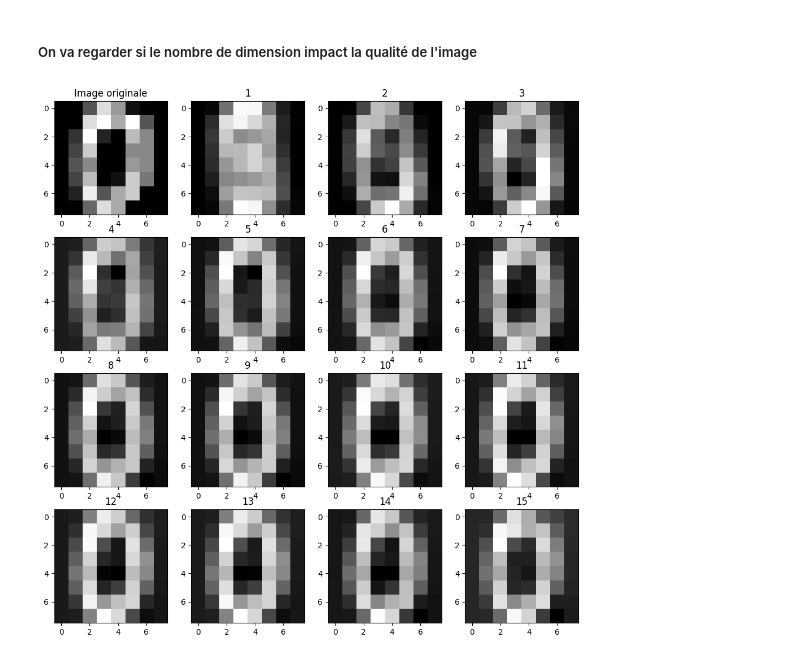
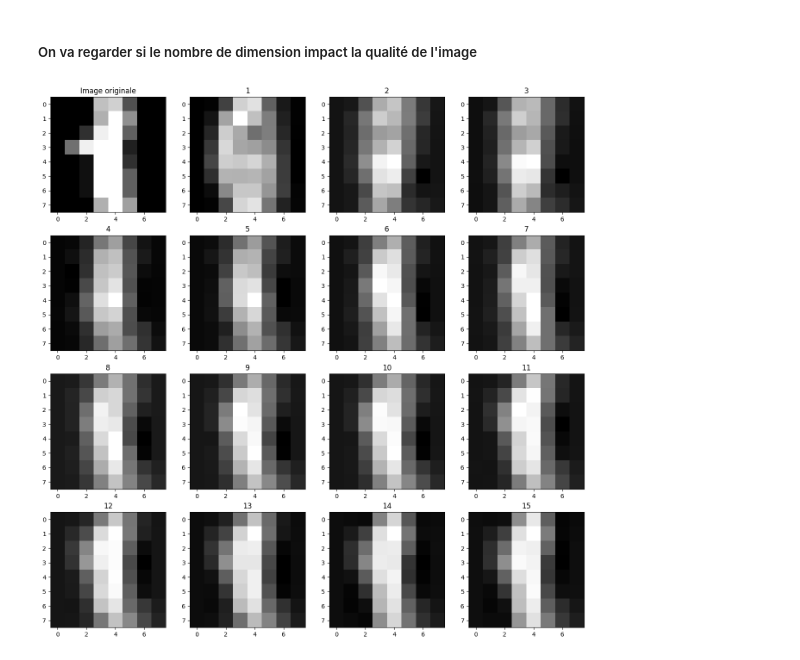
Before and after one commit to bogwee/intro_ml_2025, a Jupyter notebook: src/amine/code3.ipynb, the cells around one changed output. Drawn from its saved outputs; the diff is of its cells as text; code cells hidden in the pictures.

```diff
--- a/src/amine/code3.ipynb
+++ b/src/amine/code3.ipynb
@@ -118,15 +118,16 @@ plt.savefig("../../img/comparaison.png")
 # %%
 plt.figure(figsize=(16,16))
 plt.subplot(4,4,1)
-plt.imshow(img0, cmap='gray')
+plt.imshow(X[1].reshape(8,8), cmap='gray')
 plt.title("Image originale")
 
 for j in range(1,16):
     plt.subplot(4,4,j+1)
     pca = PCA(n_components=j)
     F_pca = pca.fit_transform(F)
     F_ipca = pca.inverse_transform(F_pca)
-    plt.imshow(F_ipca[0].reshape(8,8),cmap='gray')
+    plt.imshow(F_ipca[1].reshape(8,8),cmap='gray')
     plt.title(j)
+plt.savefig("../../img/comparison_pca.png")
 # %% [output]
-[figure, old version]
+[figure, new version]
```
Also changed, not shown: parts of 9 cells of this notebook, 8 other files.
